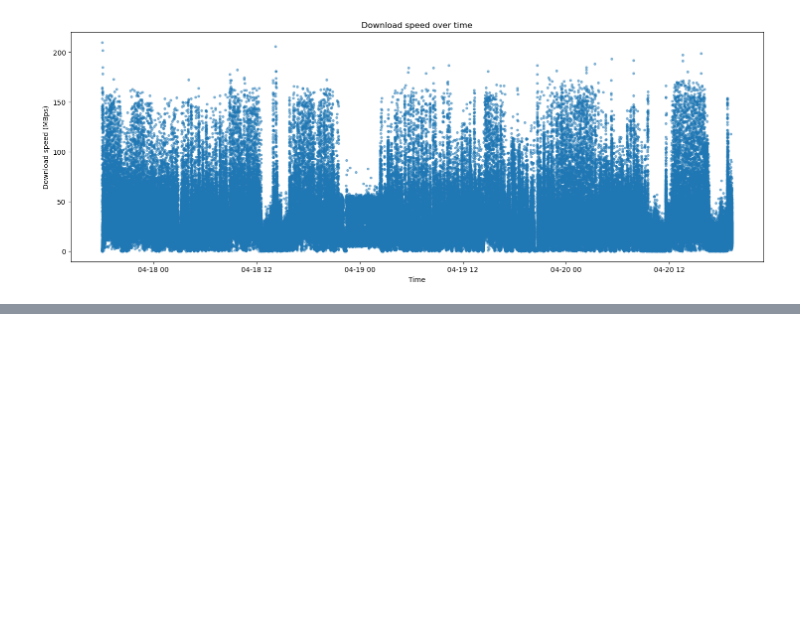
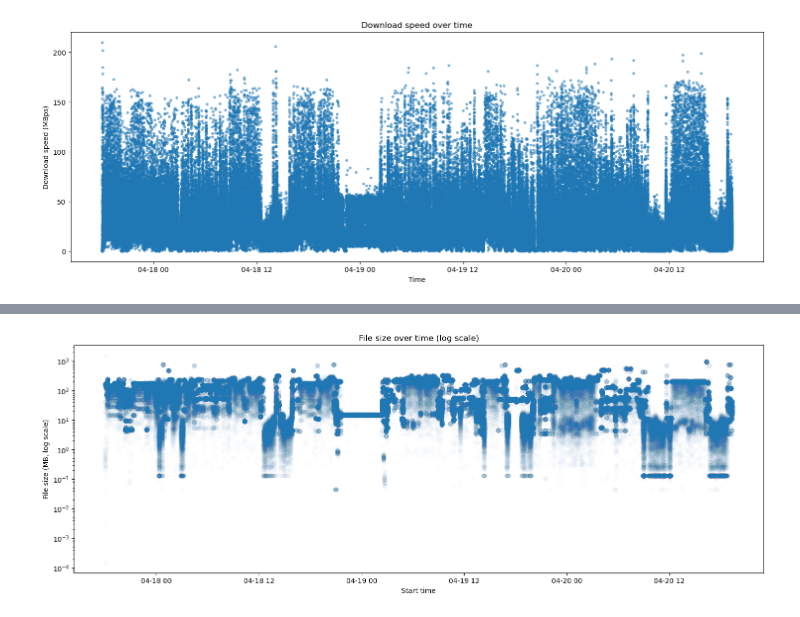
Before and after one commit to FZU-AV-CR/Repo-Tools, a Jupyter notebook: download/delphi/stats.ipynb, the cells around one changed output, grey strips where cells are left out. Saved outputs shown, nothing was run; the diff lists cells and outputs as text; code cells hidden in the pictures; blank space fills up the shorter version.

```diff
--- a/download/delphi/stats.ipynb
+++ b/download/delphi/stats.ipynb
@@ -311,0 +262,12 @@ Hour 13: 898.924 GB, files: 19053
+# %%
+# Plot each file start time vs file size, with logarithmic y-axis
+plt.figure(figsize=(18, 6))
+plt.scatter(df['start_time'], df['bytes'] / (1024**2), alpha=0.01)
+plt.yscale('log')
+plt.xlabel('Start time')
+plt.ylabel('File size (MB, log scale)')
+plt.title('File size over time (log scale)')
+# plt.savefig('../../figs/file_size_over_time_log.png', bbox_inches='tight')
+plt.show()
+# %% [output]
+[figure, added]
```
Also changed, not shown: parts of 12 cells of this notebook, 4 other files.
